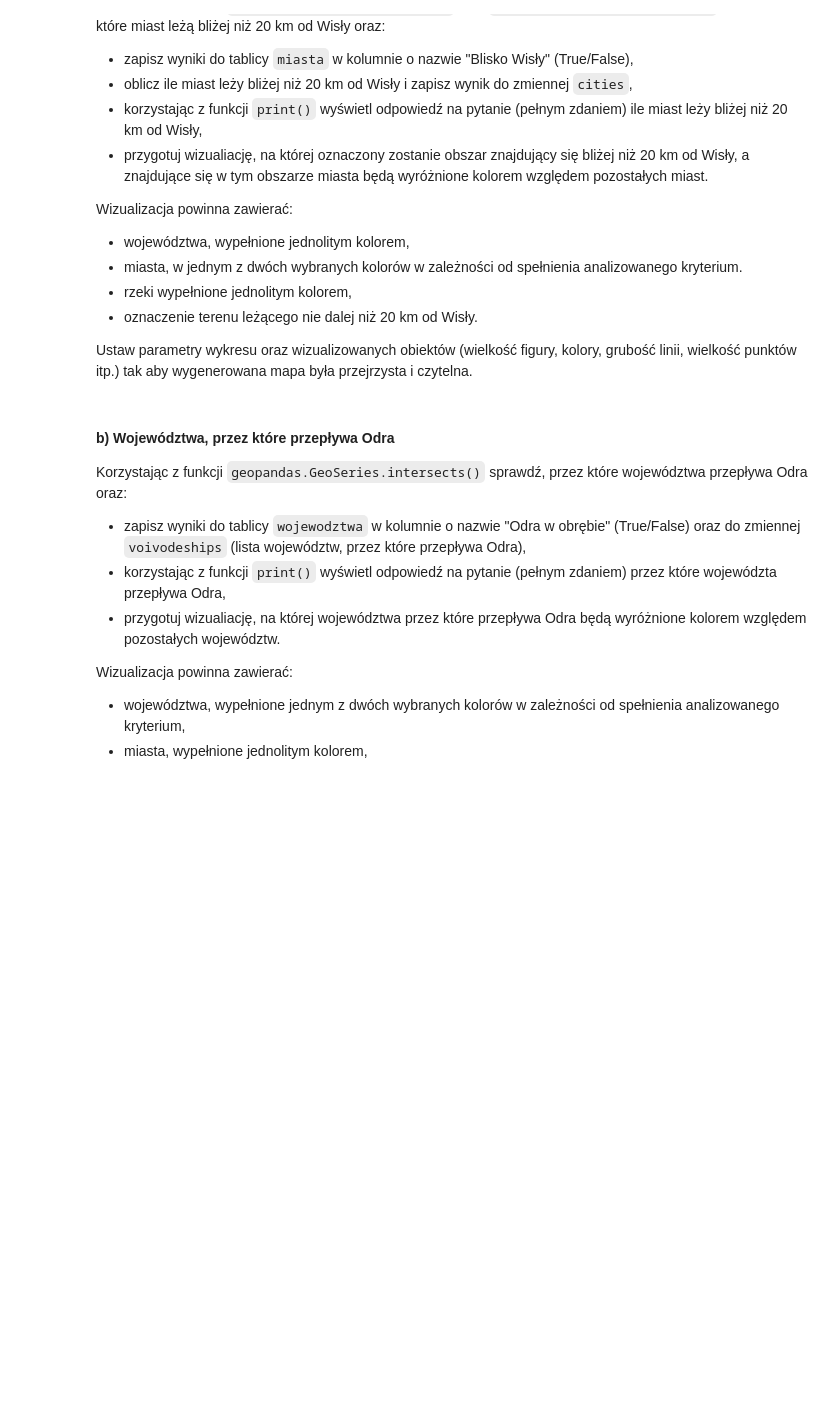
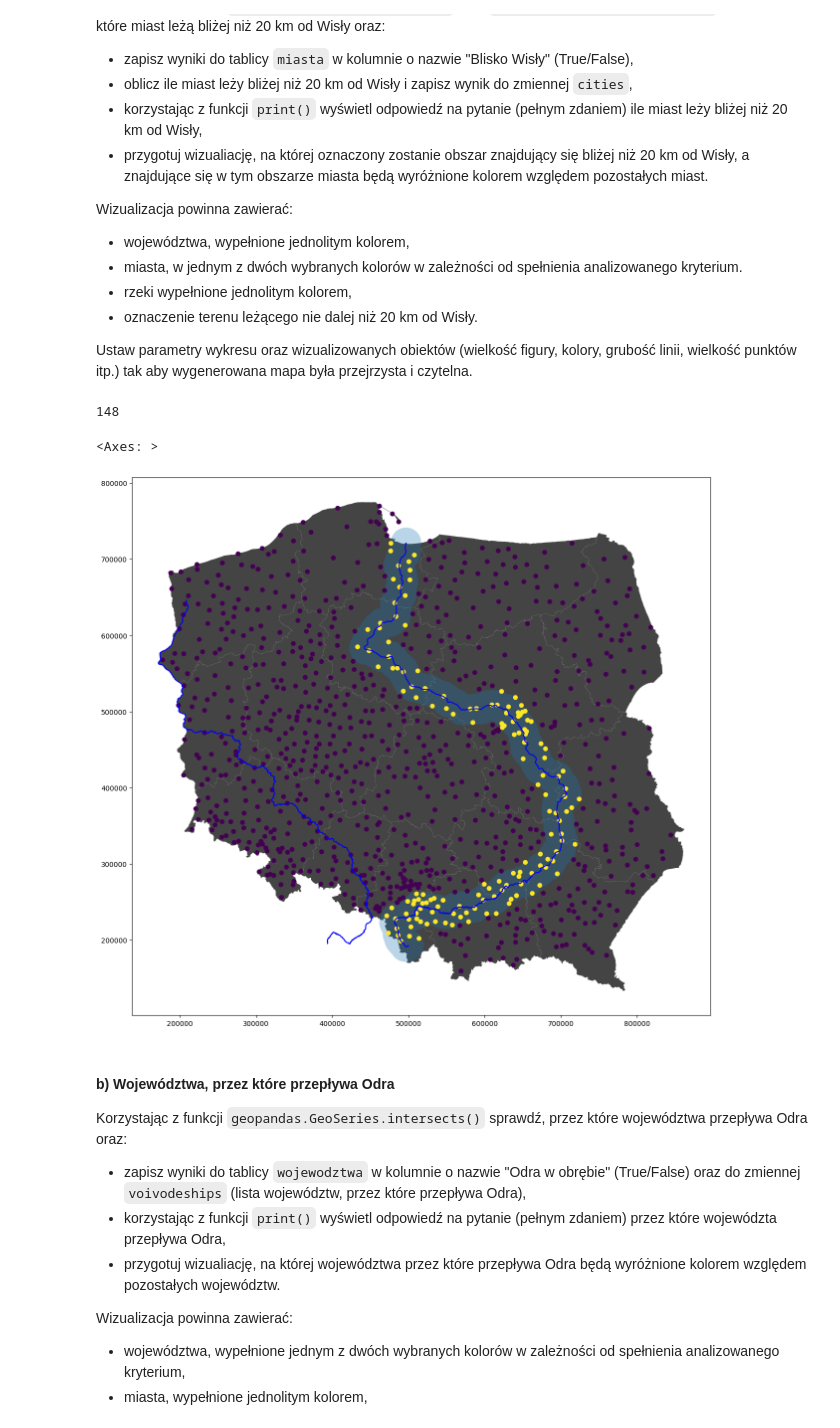
Before and after one commit to ArsBeneMoriendi/analiza_danych_przestrzennych, a Jupyter notebook: ZZ07/ZZ07.ipynb, the cells around one changed output. Saved outputs shown, nothing was run; the diff lists cells and outputs as text; code cells hidden in the pictures; blank space fills up the shorter version.

```diff
--- a/ZZ07/ZZ07.ipynb
+++ b/ZZ07/ZZ07.ipynb
@@ -198,16 +219,30 @@ Wizualizacja powinna zawierać:
 
 Ustaw parametry wykresu oraz wizualizowanych obiektów (wielkość figury, kolory, grubość linii, wielkość punktów itp.) tak aby wygenerowana mapa była przejrzysta i czytelna.
 # %%
-# Obliczenia
-# YOUR CODE HERE
-raise NotImplementedError()
+wisla_geometria = rzeki.loc[rzeki["Nazwa"]=="Wisła","geometry"].reset_index(drop=True)
+wisla_buffer = wisla_geometria.buffer(20000)
+
+blisko = np.array([])
+for i in miasta.iterrows():
+    blisko = np.append(blisko,i[1]["geometry"].within(wisla_buffer),axis=0)
+miasta["Blisko Wisły"] = blisko
+
+cities = miasta.loc[miasta["Blisko Wisły"]==True].shape[0]
+print(cities)
+# %% [output]
+148
 # %%
 # Komórka testowa
 assert cities == 148
 # %%
-# Wizualizacja
-# YOUR CODE HERE
-raise NotImplementedError()
+fig, ax = plt.subplots(figsize=(15, 15))
+wojewodztwa.plot(ax=ax, color="#444444")
+rzeki.plot(ax=ax, color="#0000ff")
+wisla_buffer.plot(ax=ax, alpha = 0.3)
+miasta.plot(ax=ax,column="Blisko Wisły")
+# %% [output]
+<Axes: >
+[figure, added]
 # %% [markdown]
 #### b) Województwa, przez które przepływa Odra
 Korzystając z funkcji `geopandas.GeoSeries.intersects()` sprawdź, przez które województwa przepływa Odra oraz:
```
Also changed, not shown: parts of 12 cells of this notebook.
